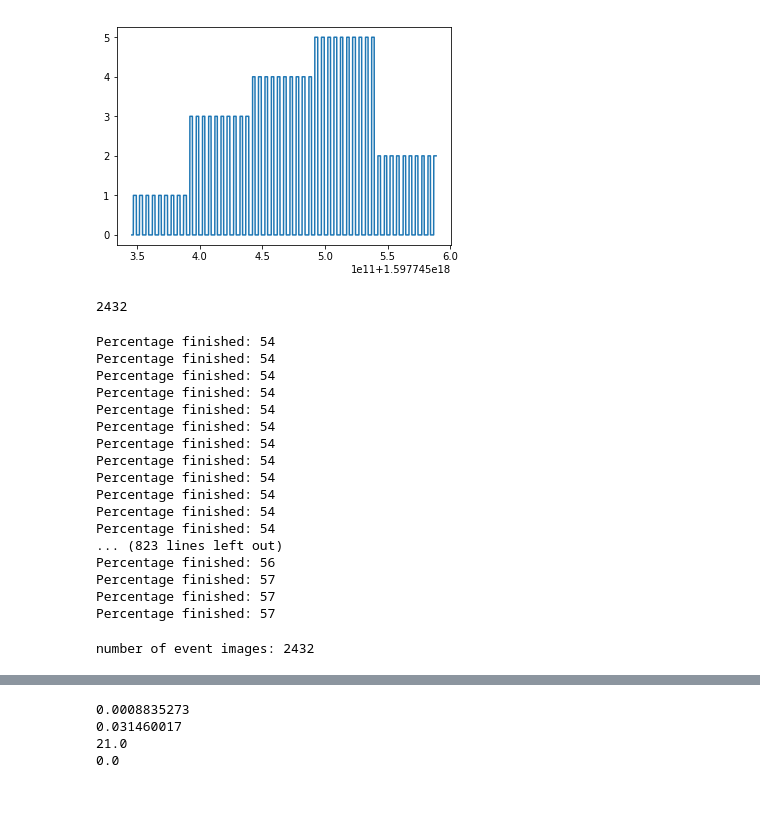
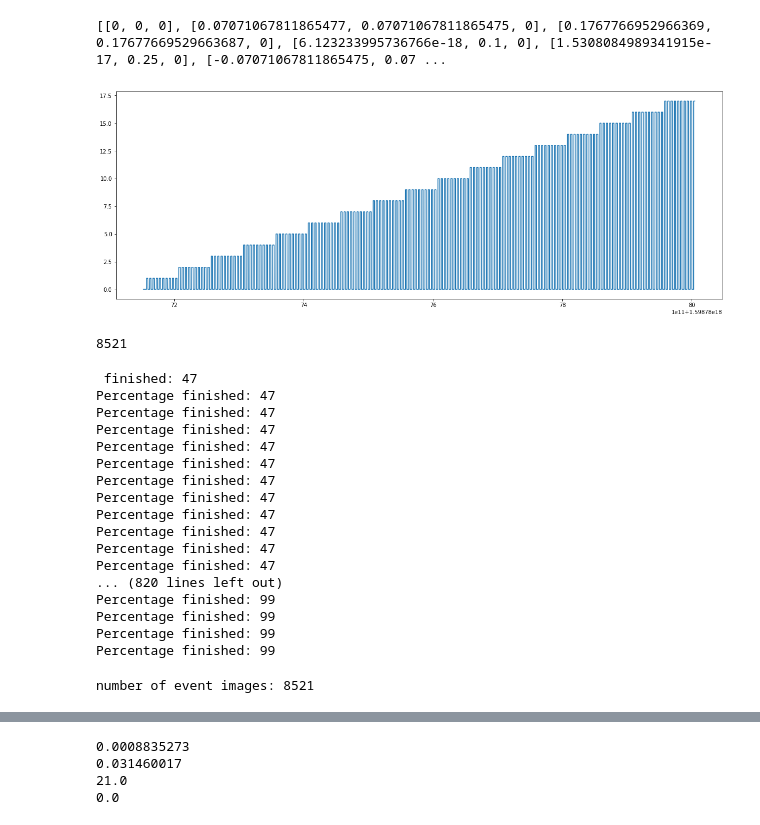
Before and after one commit to abdullaayyad96/DVSContactEstimation, a Jupyter notebook: preprocess.ipynb, the cells around one changed output, grey strips where cells are left out. Saved outputs shown, nothing was run; the diff lists cells and outputs as text; code cells hidden in the pictures; blank space fills up the shorter version.

```diff
--- a/preprocess.ipynb
+++ b/preprocess.ipynb
@@ -17,8 +17,33 @@ from geometry_msgs.msg import Pose, Vector3, PoseStamped
 # %%
 #parameters of processing
 frequency = 10 #Hz
-bag_file_name = 'tactile_sensing_data/2020-08-18-14-09-04.bag'
-h5_file_name = 'processed_data_10_Hz.hdf5'
-time_window_size = 30
+bag_file_name = 'tactile_sensing_data/17_point_data_estimation.bag'
+h5_file_name = '17_point_single_frame_processed_data_10_Hz.hdf5'
+time_window_size = 15
 examples_per_edge = 3
+# %%
+bag_file = rosbag.Bag(bag_file_name)
+
+events = []
+contact_status = []
+contact_status_ts = []
+contact_case = [] #0:No contact 1: center, 2:remainder of contacts as in list_of_rotations
+contact_case_ts = []
+
+#generate labels
+possible_angle = [0.1, 0.25]
+N_examples = 9
+list_of_rotations = [[0, 0, 0]]
+
+for i in range(1, N_examples):
+    theta = i * 2 * math.pi/(N_examples - 1)
+    for phi in possible_angle:
+        rx = phi * math.cos(theta)
+        ry = phi * math.sin(theta)
+        rotvec = [rx, ry, 0]
+        list_of_rotations.append(rotvec)
+
+print(list_of_rotations)
+# %% [output]
+[[0, 0, 0], [0.07071067811865477, 0.07071067811865475, 0], [0.1767766952966369, 0.17677669529663687, 0], [6.123233995736766e-18, 0.1, 0], [1.5308084989341915e-17, 0.25, 0], [-0.07071067811865475, 0.07 ...
 # %%
@@ -68,15 +84,15 @@ f = interp1d(contact_case_ts, contact_case, kind='previous')
 contact_case_ts_int = range(min(contact_case_ts), max(contact_case_ts), int(1e9/frequency))
 contact_case_int = f(contact_case_ts_int)
 # %%
-
+plt.figure(figsize=(20,7))
 plt.plot(contact_case_ts_int, contact_case_int)
 plt.show()
 print(len(contact_case_ts_int))
 # %% [output]
-[figure, old version]
+[figure, new version]
-2432
+8521
 # %%
-
+#Generate frames and store in h5 file
 hf = h5py.File(h5_file_name, 'w')
 hf.create_dataset('contact_status', data=contact_case_int)
 hf.create_dataset('time_steps', data=contact_case_ts_int)
@@ -88,9 +104,11 @@ for i in range(0, len(contact_case_ts_int), set_size):
     start_idx=i
     end_idx=min([len(contact_case_ts_int), i+set_size])
 
-    [event_frames, unprocessed_events] = EventPreProcess.ConcatenateEvents(unprocessed_events, contact_case_ts_int[start_idx:end_idx])
+    #[event_frames, unprocessed_events] = EventPreProcess.ConcatenateEvents(unprocessed_events, contact_case_ts_int[start_idx:end_idx])
+    [event_frames, unprocessed_events] = EventPreProcess.generateFrames(unprocessed_events, contact_case_ts_int[start_idx:end_idx])
     #write data
     if i==0:
+        print(np.shape(event_frames))
         hf.create_dataset('event_images', data=event_frames, maxshape=(None,None, None, None))
     else:
         hf['event_images'].resize(len(hf['event_images']) + len(event_frames), axis=0)
@@ -99,30 +117,30 @@ for i in range(0, len(contact_case_ts_int), set_size):
 
 hf.close()
 # %% [output]
-Percentage finished: 54
-Percentage finished: 54
-Percentage finished: 54
-Percentage finished: 54
-Percentage finished: 54
-Percentage finished: 54
-Percentage finished: 54
-Percentage finished: 54
-Percentage finished: 54
-Percentage finished: 54
-Percentage finished: 54
-Percentage finished: 54
-... (823 lines left out)
-Percentage finished: 56
-Percentage finished: 57
-Percentage finished: 57
-Percentage finished: 57
+ finished: 47
+Percentage finished: 47
+Percentage finished: 47
+Percentage finished: 47
+Percentage finished: 47
+Percentage finished: 47
+Percentage finished: 47
+Percentage finished: 47
+Percentage finished: 47
+Percentage finished: 47
+Percentage finished: 47
+Percentage finished: 47
+... (820 lines left out)
+Percentage finished: 99
+Percentage finished: 99
+Percentage finished: 99
+Percentage finished: 99
 # %%
 
 hf = h5py.File(h5_file_name, 'r+')
 print('number of event images: {}'.format(len(hf['event_images'])))
 hf.close()
 # %% [output]
-number of event images: 2432
+number of event images: 8521
 # %%
 #Find rise/drop time and create windows accordingle
 edge_locations = np.where(np.abs(np.diff(contact_case_int))>0)
```
Also changed, not shown: parts of 10 cells of this notebook, 4 other files.
